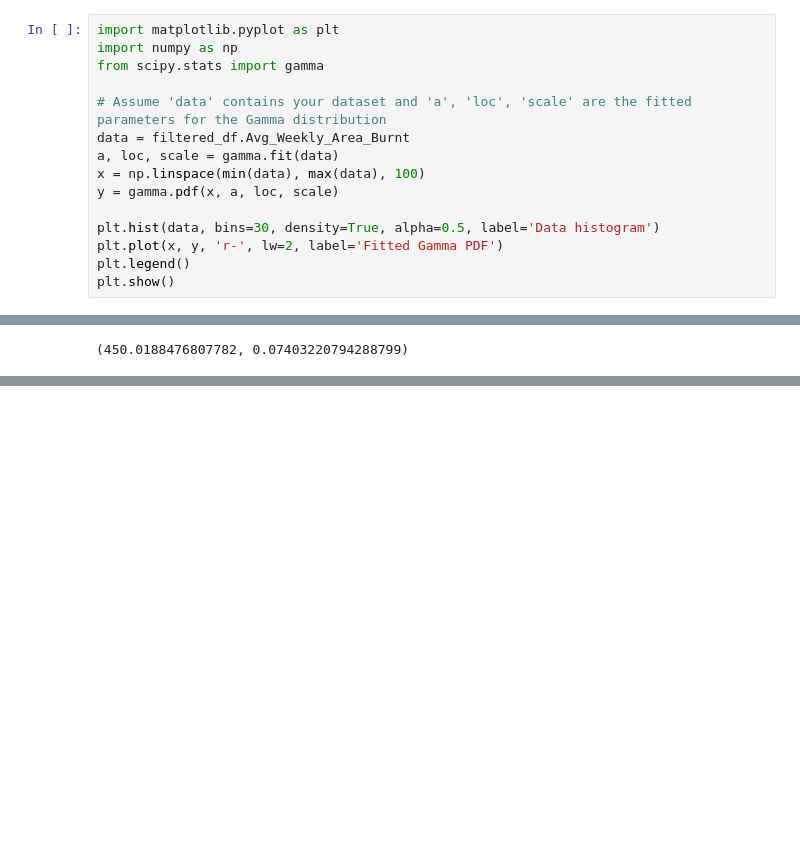
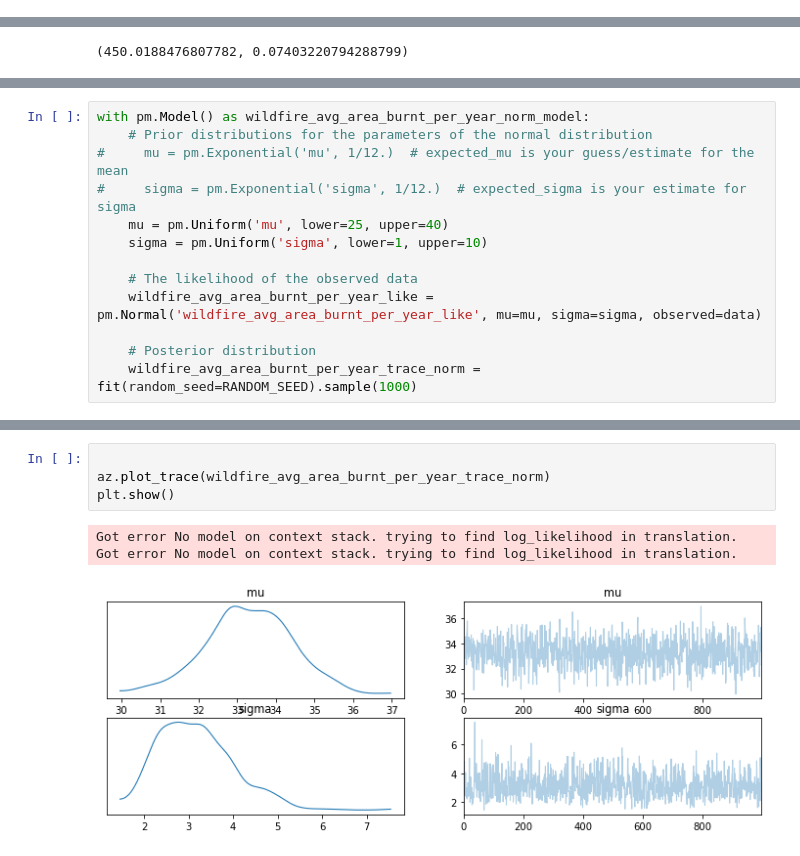
Before and after one commit to INFO6150-DataScience/wildfire-analytics-modelling, a Jupyter notebook: Wildfire_Analytics_Modeling.ipynb, the cells around one changed output, grey strips where cells are left out. Saved outputs shown, nothing was run; the diff lists cells and outputs as text; blank space fills up the shorter version.

```diff
--- a/Wildfire_Analytics_Modeling.ipynb
+++ b/Wildfire_Analytics_Modeling.ipynb
@@ -185,15 +214,0 @@ By combining these approaches, you can provide a robust justification for using
-# %%
-import matplotlib.pyplot as plt
-import numpy as np
-from scipy.stats import gamma
-
-# Assume 'data' contains your dataset and 'a', 'loc', 'scale' are the fitted parameters for the Gamma distribution
-data = filtered_df.Avg_Weekly_Area_Burnt
-a, loc, scale = gamma.fit(data)
-x = np.linspace(min(data), max(data), 100)
-y = gamma.pdf(x, a, loc, scale)
-
-plt.hist(data, bins=30, density=True, alpha=0.5, label='Data histogram')
-plt.plot(x, y, 'r-', lw=2, label='Fitted Gamma PDF')
-plt.legend()
-plt.show()
@@ -492,0 +540,13 @@ plt.show()
+# %%
+with pm.Model() as wildfire_avg_area_burnt_per_year_norm_model:
+    # Prior distributions for the parameters of the normal distribution
+#     mu = pm.Exponential('mu', 1/12.)  # expected_mu is your guess/estimate for the mean
+#     sigma = pm.Exponential('sigma', 1/12.)  # expected_sigma is your estimate for sigma
+    mu = pm.Uniform('mu', lower=25, upper=40)
+    sigma = pm.Uniform('sigma', lower=1, upper=10)
+
+    # The likelihood of the observed data
+    wildfire_avg_area_burnt_per_year_like = pm.Normal('wildfire_avg_area_burnt_per_year_like', mu=mu, sigma=sigma, observed=data)
+
+    # Posterior distribution
+    wildfire_avg_area_burnt_per_year_trace_norm = fit(random_seed=RANDOM_SEED).sample(1000)
@@ -492,0 +556,8 @@ plt.show()
+# %%
+
+az.plot_trace(wildfire_avg_area_burnt_per_year_trace_norm)
+plt.show()
+# %% [output]
+Got error No model on context stack. trying to find log_likelihood in translation.
+Got error No model on context stack. trying to find log_likelihood in translation.
+[figure, added]
```
Also changed, not shown: parts of 34 cells of this notebook.
